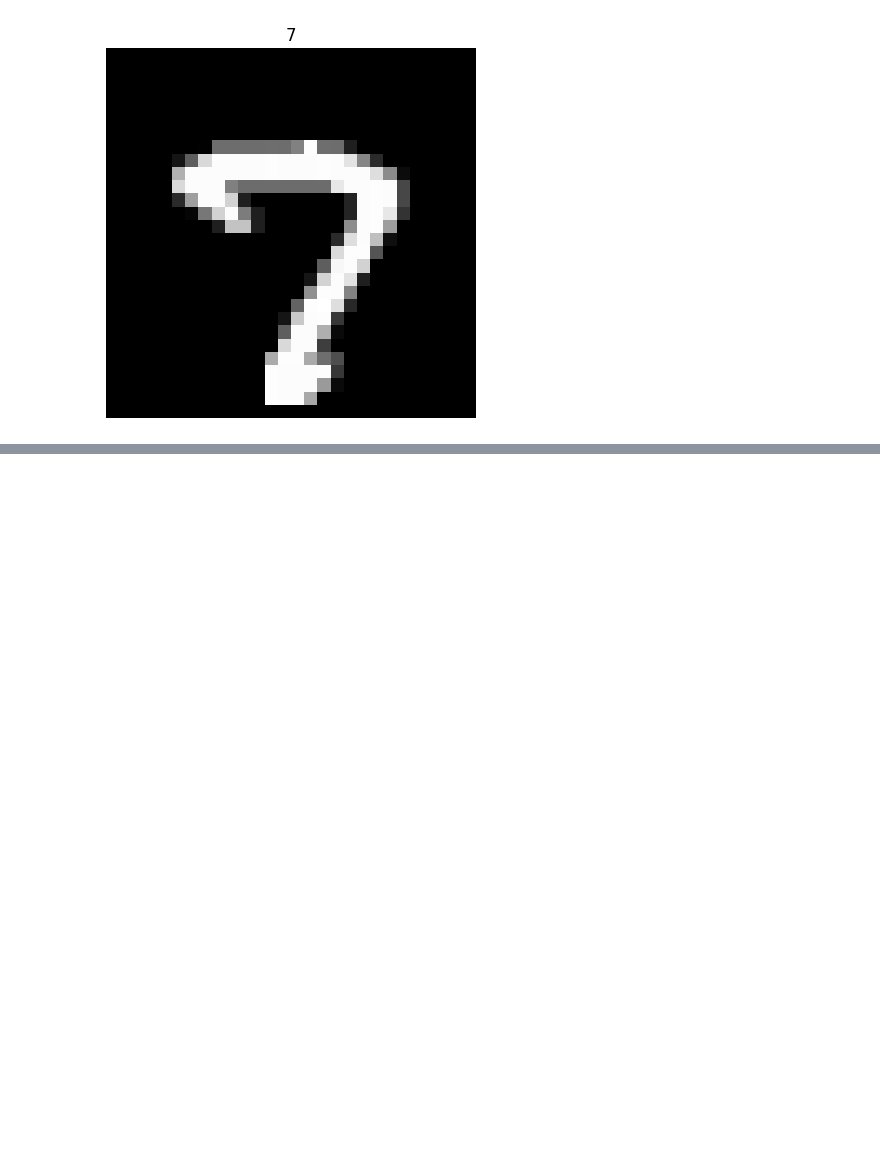
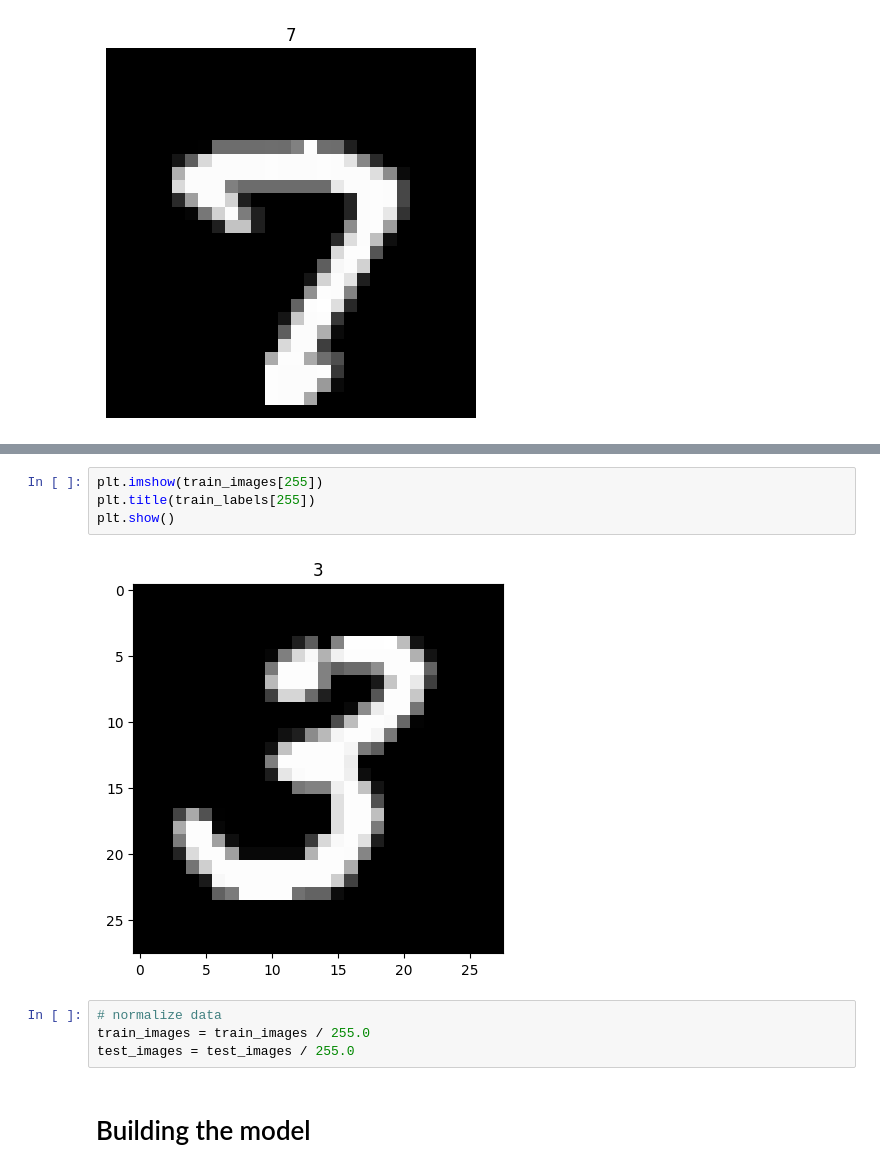
Before and after one commit to saulyaguana/handwritten-MNIST, a Jupyter notebook: handwritten-recognition.ipynb, the cells around one changed output, grey strips where cells are left out. Cells and saved outputs as stored; diff of their text form; blank space fills up the shorter version.

```diff
--- a/handwritten-recognition.ipynb
+++ b/handwritten-recognition.ipynb
@@ -33,0 +64,12 @@ plt.show()
+# %%
+plt.imshow(train_images[255])
+plt.title(train_labels[255])
+plt.show()
+# %% [output]
+[figure, added]
+# %%
+# normalize data
+train_images = train_images / 255.0
+test_images = test_images / 255.0
+# %% [markdown]
+# Building the model
```
Also changed, not shown: parts of 18 cells of this notebook.
